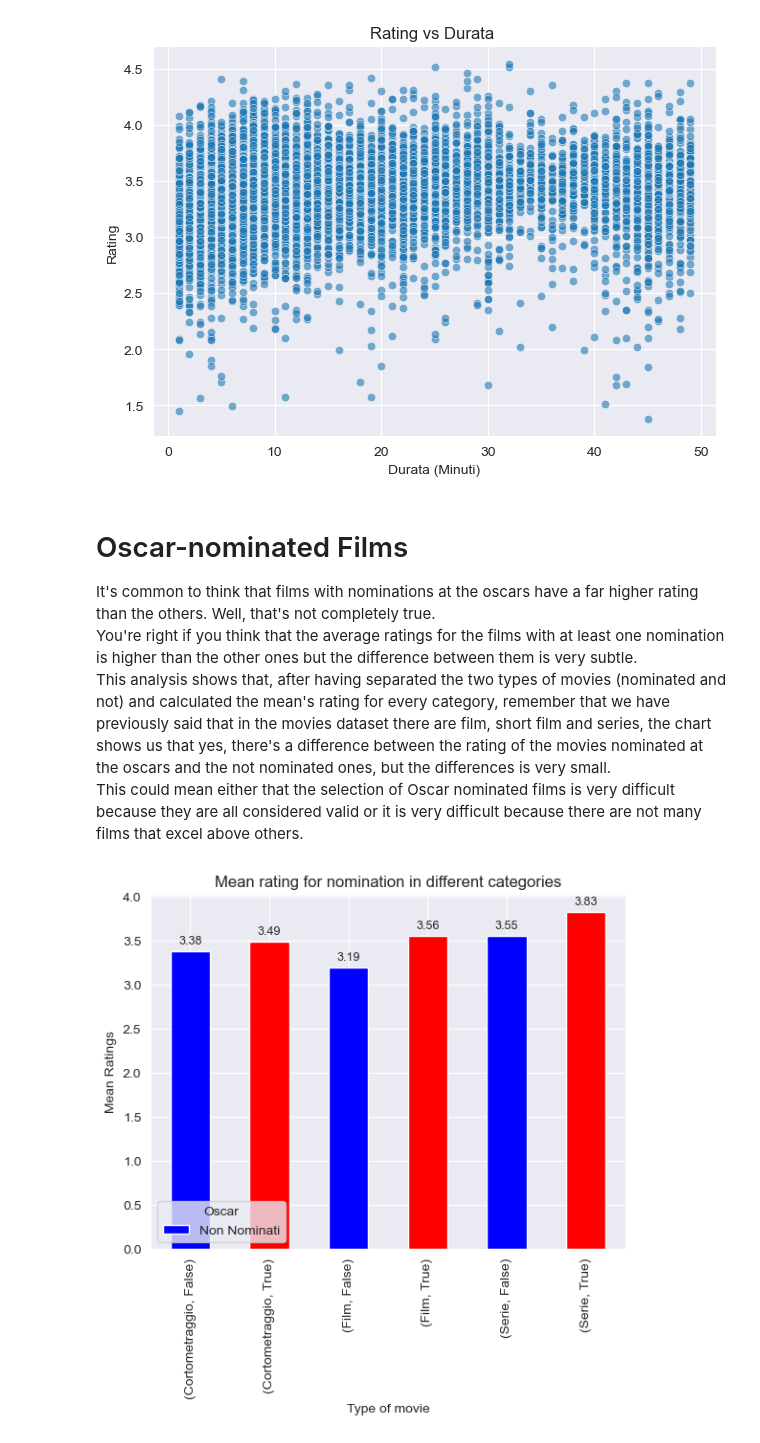
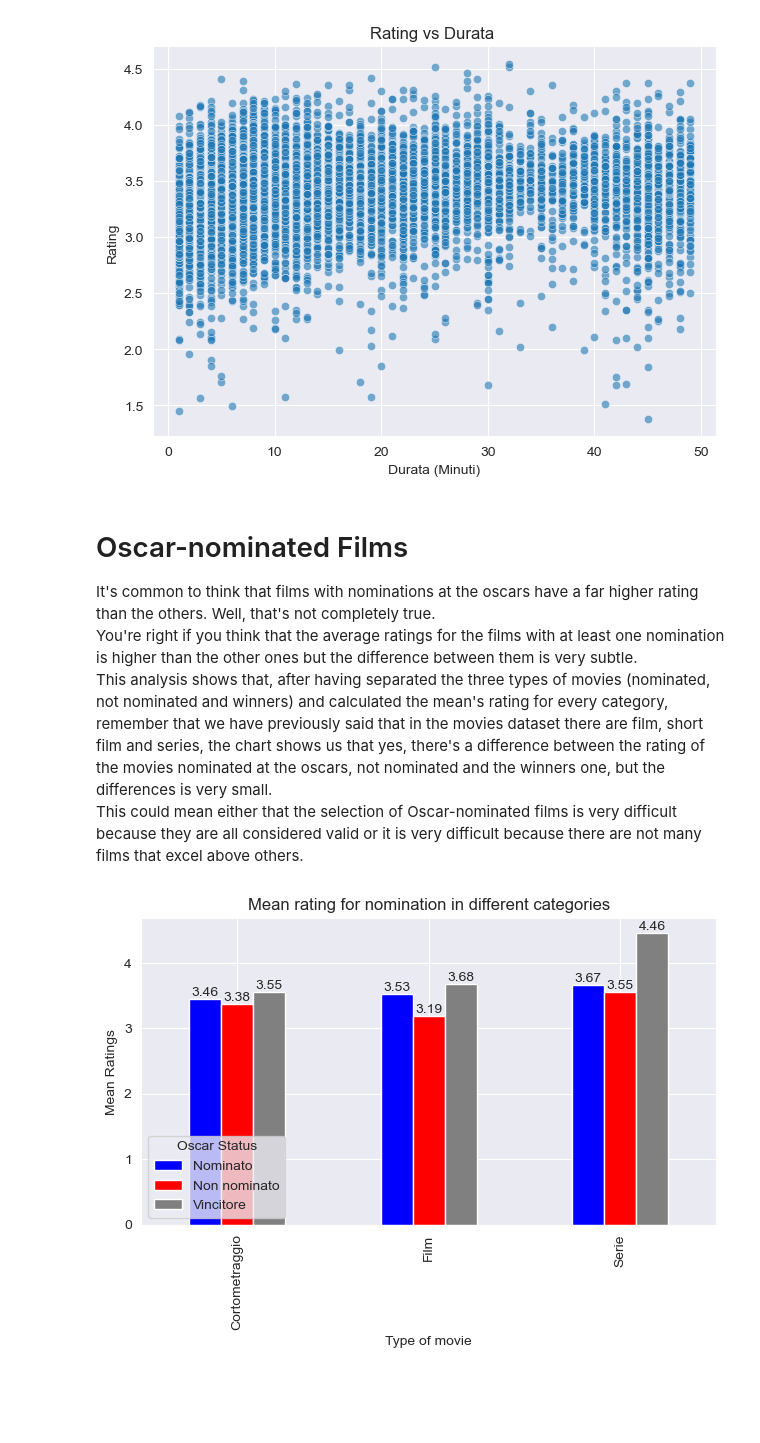
Before and after one commit to MarcoMac03/Film-analisys, a Jupyter notebook: main.ipynb, the cells around one changed output. Drawn from its saved outputs; the diff is of its cells as text; code cells hidden in the pictures; blank space fills up the shorter version.

Commit message:
Forgot that there nominated, not nominated and winners movies, not just nominated ones and not nominated ones

```diff
--- a/main.ipynb
+++ b/main.ipynb
@@ -241,9 +258,11 @@ plt.show()
 # Oscar-nominated Films
 It's common to think that films with nominations at the oscars have a far higher rating than the others. Well, that's not completely true.
 You're right if you think that the average ratings for the films with at least one nomination is higher than the other ones but the difference between them is very subtle.
-This analysis shows that, after having separated the two types of movies (nominated and not) and calculated the mean's rating for every category, remember that we have previously said that in the movies dataset there are film, short film and series, the chart shows us that yes, there's a difference between the rating of the movies nominated at the oscars and the not nominated ones, but the differences is very small.
-This could mean either that the selection of Oscar nominated films is very difficult because they are all considered valid or it is very difficult because there are not many films that excel above others.
+This analysis shows that, after having separated the three types of movies (nominated, not nominated and winners) and calculated the mean's rating for every category, remember that we have previously said that in the movies dataset there are film, short film and series, the chart shows us that yes, there's a difference between the rating of the movies nominated at the oscars, not nominated and the winners one, but the differences is very small.
+This could mean either that the selection of Oscar-nominated films is very difficult because they are all considered valid or it is very difficult because there are not many films that excel above others.
 # %%
+from utils.functions import status_oscars
+
 movies_2 = movies
 oscars.loc[oscars['film'].notna(), 'nominated'] = True
 oscars['nominated'] = oscars['nominated'].astype(bool)
@@ -251,7 +270,6 @@ oscars['film'] = oscars['film'].str.lower()
 oscars_2 = oscars.dropna(subset=['film'])
 # Delete Nan in the film column
 movies_2['name'] = movies_2['name'].str.lower()
-#movies_2 = movies_2.loc[movies_2['type_of_movie'] == 'Film']
 
 # Drop duplicates where there are different nominations for the same film
 nominations = oscars_2.drop_duplicates(subset=['year_film', 'film'])
@@ -259,16 +277,18 @@ nominations = oscars_2.drop_duplicates(subset=['year_film', 'film'])
 movies_2 = movies_2.rename(columns={'name': 'film_name'})
 oscar_films = pd.merge(movies_2, nominations, left_on=['film_name', 'date'], right_on=['film', 'year_film'], how='left')
 oscar_films['nominated'] = np.where(oscar_films['nominated'].isna(), False, True)
+oscar_films['oscar_status'] = oscar_films.apply(status_oscars, axis=1)
 # %%
-rating_by_nominations = oscar_films.groupby(['type_of_movie' ,'nominated'])['rating'].mean()
+rating_by_nominations = oscar_films.groupby(['type_of_movie' ,'oscar_status'])['rating'].mean().unstack()
 
-ax = rating_by_nominations.plot(kind='bar', color=['blue', 'red'])
+ax = rating_by_nominations.plot(kind='bar', color=['blue', 'red', 'gray'])
 plt.title('Mean rating for nomination in different categories')
 plt.ylabel('Mean Ratings')
 plt.xlabel('Type of movie')
-plt.legend(['Non Nominati', 'Nominati'], title='Oscar')
+plt.legend(title='Oscar Status')
 for container in ax.containers:
-    ax.bar_label(container, fmt='%.2f', label_type='edge', fontsize=9, padding=3)
+    ax.bar_label(container, fmt='%.2f')
+plt.tight_layout()
 plt.show()
 # %% [output]
-[figure, old version]
+[figure, new version]
```
Also changed, not shown: parts of 5 cells of this notebook, 1 other file.
